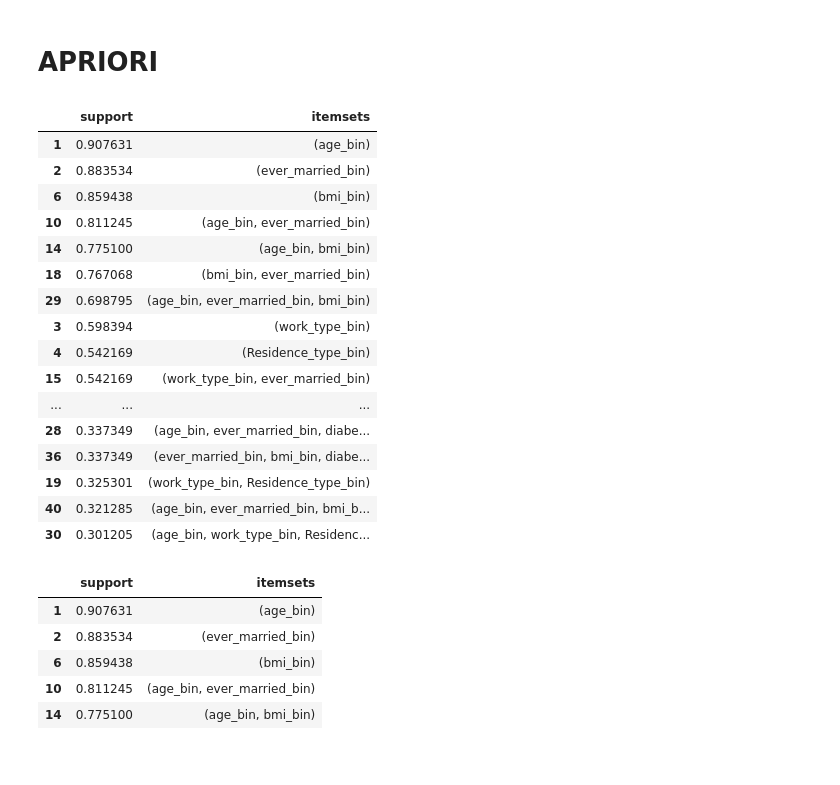
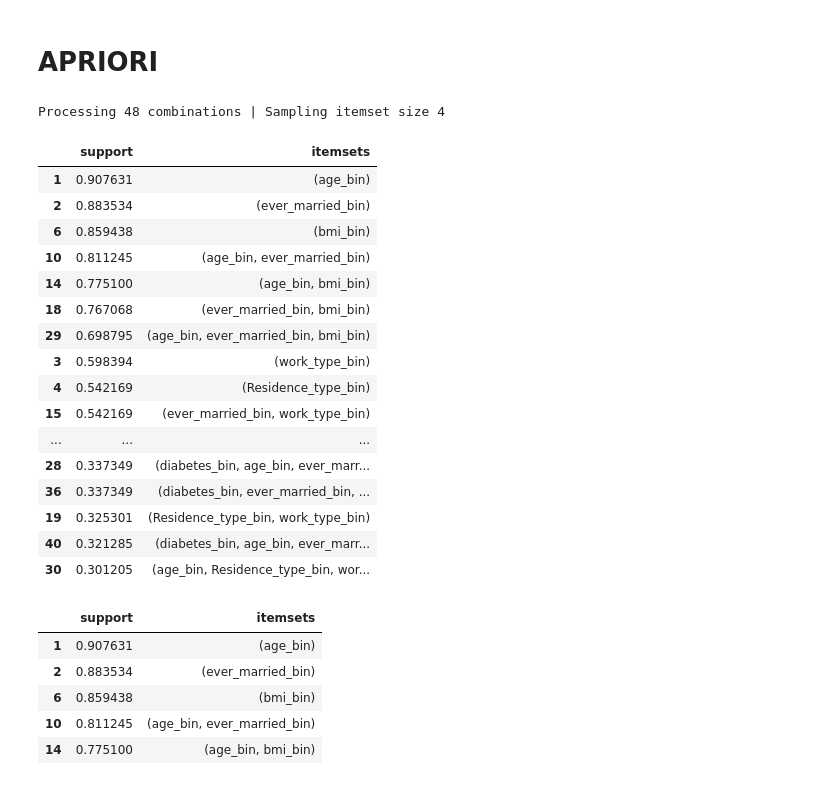
Before and after one commit to Karthikeyan-ganesan86/CS, a Jupyter notebook: Heart Stroke EDA and Models.ipynb, the cells around one changed output. Cells and saved outputs as stored; diff of their text form; code cells hidden in the pictures.

```diff
--- a/Heart Stroke EDA and Models.ipynb
+++ b/Heart Stroke EDA and Models.ipynb
@@ -684,28 +702,30 @@ iteration4
 # %%
 # APRIORI FUNCTION
 from mlxtend.frequent_patterns import apriori, association_rules
+#from apyori import apriori
 # Apriori on df_fp with minimum support of 0.3
-freq_items = apriori(df_fp, min_support = 0.3, use_colnames = True)
+freq_items = apriori(df_fp, min_support = 0.3, use_colnames = True, verbose = 1)
 #, verbose = 1
 freq_items.sort_values("support", ascending = False)
 # %% [output]
+Processing 48 combinations | Sampling itemset size 4
 |  | support | itemsets |
 | 1 | 0.907631 | (age_bin) |
 | 2 | 0.883534 | (ever_married_bin) |
 | 6 | 0.859438 | (bmi_bin) |
 | 10 | 0.811245 | (age_bin, ever_married_bin) |
 | 14 | 0.775100 | (age_bin, bmi_bin) |
-| 18 | 0.767068 | (bmi_bin, ever_married_bin) |
+| 18 | 0.767068 | (ever_married_bin, bmi_bin) |
 | 29 | 0.698795 | (age_bin, ever_married_bin, bmi_bin) |
 | 3 | 0.598394 | (work_type_bin) |
 | 4 | 0.542169 | (Residence_type_bin) |
-| 15 | 0.542169 | (work_type_bin, ever_married_bin) |
+| 15 | 0.542169 | (ever_married_bin, work_type_bin) |
 | ... | ... | ... |
-| 28 | 0.337349 | (age_bin, ever_married_bin, diabe... |
-| 36 | 0.337349 | (ever_married_bin, bmi_bin, diabe... |
-| 19 | 0.325301 | (work_type_bin, Residence_type_bin) |
-| 40 | 0.321285 | (age_bin, ever_married_bin, bmi_b... |
-| 30 | 0.301205 | (age_bin, work_type_bin, Residenc... |
+| 28 | 0.337349 | (diabetes_bin, age_bin, ever_marr... |
+| 36 | 0.337349 | (diabetes_bin, ever_married_bin, ... |
+| 19 | 0.325301 | (Residence_type_bin, work_type_bin) |
+| 40 | 0.321285 | (diabetes_bin, age_bin, ever_marr... |
+| 30 | 0.301205 | (age_bin, Residence_type_bin, wor... |
 # %%
 #******************************************************************************************************************#
 #  Itemsets and support values top 5                                                                               #
```
Also changed, not shown: parts of 6 cells of this notebook.
